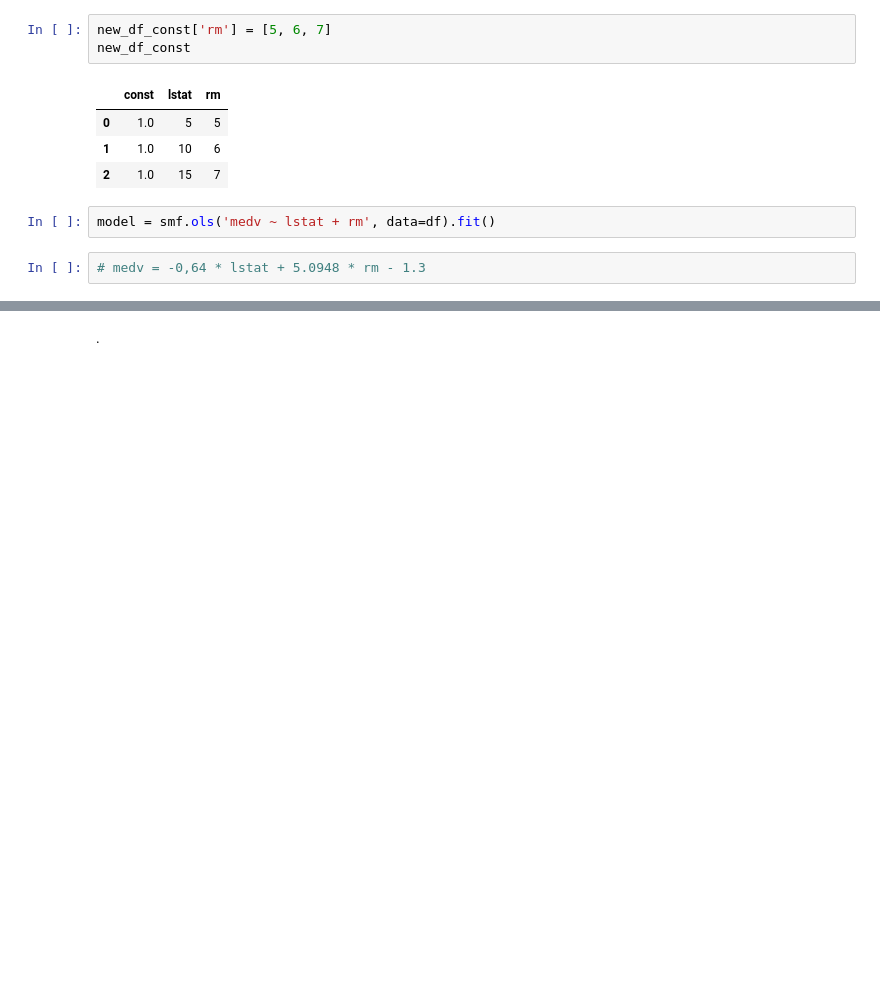
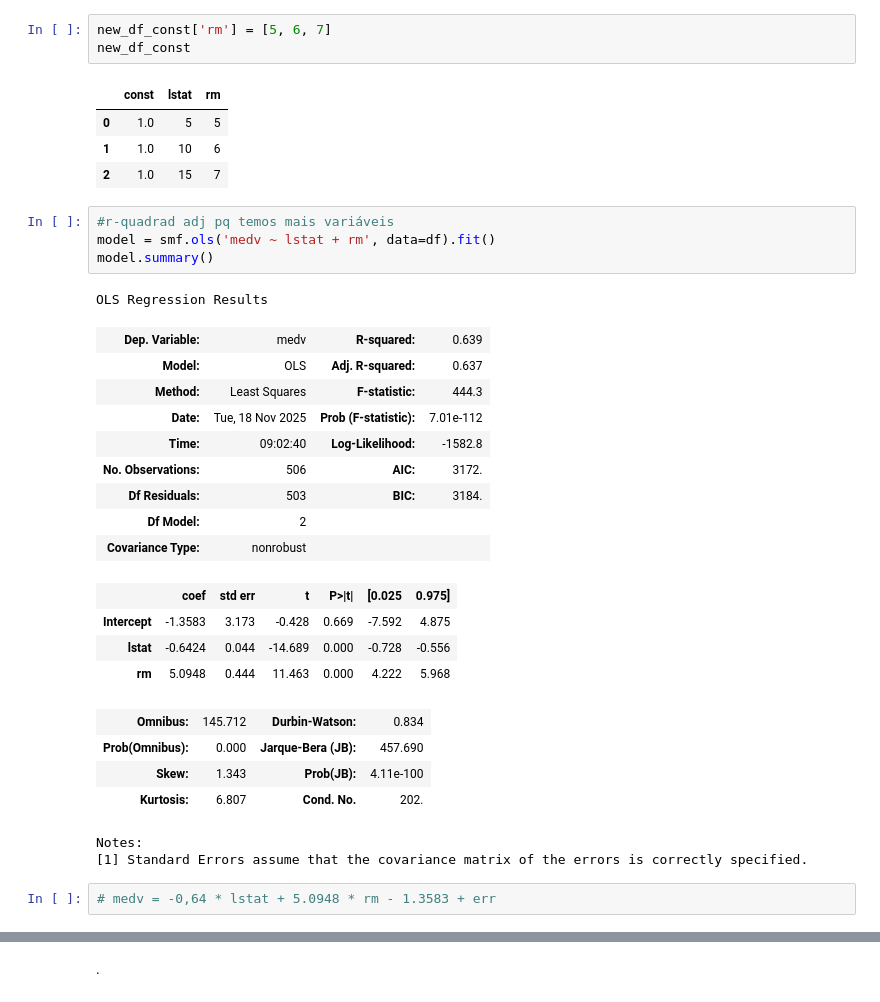
Before and after one commit to fabiojorge10/Data-Science, a Jupyter notebook: Week_10/ds-pr-week-10-student.ipynb, the cells around one changed output, grey strips where cells are left out. Cells and saved outputs as stored; diff of their text form; blank space fills up the shorter version.

```diff
--- a/Week_10/ds-pr-week-10-student.ipynb
+++ b/Week_10/ds-pr-week-10-student.ipynb
@@ -455,6 +500,29 @@ new_df_const
 | 1 | 1.0 | 10 | 6 |
 | 2 | 1.0 | 15 | 7 |
 # %%
+#r-quadrad adj pq temos mais variáveis
 model = smf.ols('medv ~ lstat + rm', data=df).fit()
+model.summary()
+# %% [output]
+OLS Regression Results
+| Dep. Variable: | medv | R-squared: | 0.639 |
+| Model: | OLS | Adj. R-squared: | 0.637 |
+| Method: | Least Squares | F-statistic: | 444.3 |
+| Date: | Tue, 18 Nov 2025 | Prob (F-statistic): | 7.01e-112 |
+| Time: | 09:02:40 | Log-Likelihood: | -1582.8 |
+| No. Observations: | 506 | AIC: | 3172. |
+| Df Residuals: | 503 | BIC: | 3184. |
+| Df Model: | 2 |  |  |
+| Covariance Type: | nonrobust |  |  |
+|  | coef | std err | t | P>|t| | [0.025 | 0.975] |
+| Intercept | -1.3583 | 3.173 | -0.428 | 0.669 | -7.592 | 4.875 |
+| lstat | -0.6424 | 0.044 | -14.689 | 0.000 | -0.728 | -0.556 |
+| rm | 5.0948 | 0.444 | 11.463 | 0.000 | 4.222 | 5.968 |
+| Omnibus: | 145.712 | Durbin-Watson: | 0.834 |
+| Prob(Omnibus): | 0.000 | Jarque-Bera (JB): | 457.690 |
+| Skew: | 1.343 | Prob(JB): | 4.11e-100 |
+| Kurtosis: | 6.807 | Cond. No. | 202. |
+Notes:
+[1] Standard Errors assume that the covariance matrix of the errors is correctly specified.
 # %%
-# medv = -0,64 * lstat + 5.0948 * rm - 1.3
+# medv = -0,64 * lstat + 5.0948 * rm - 1.3583 + err
```
Also changed, not shown: parts of 19 cells of this notebook.
